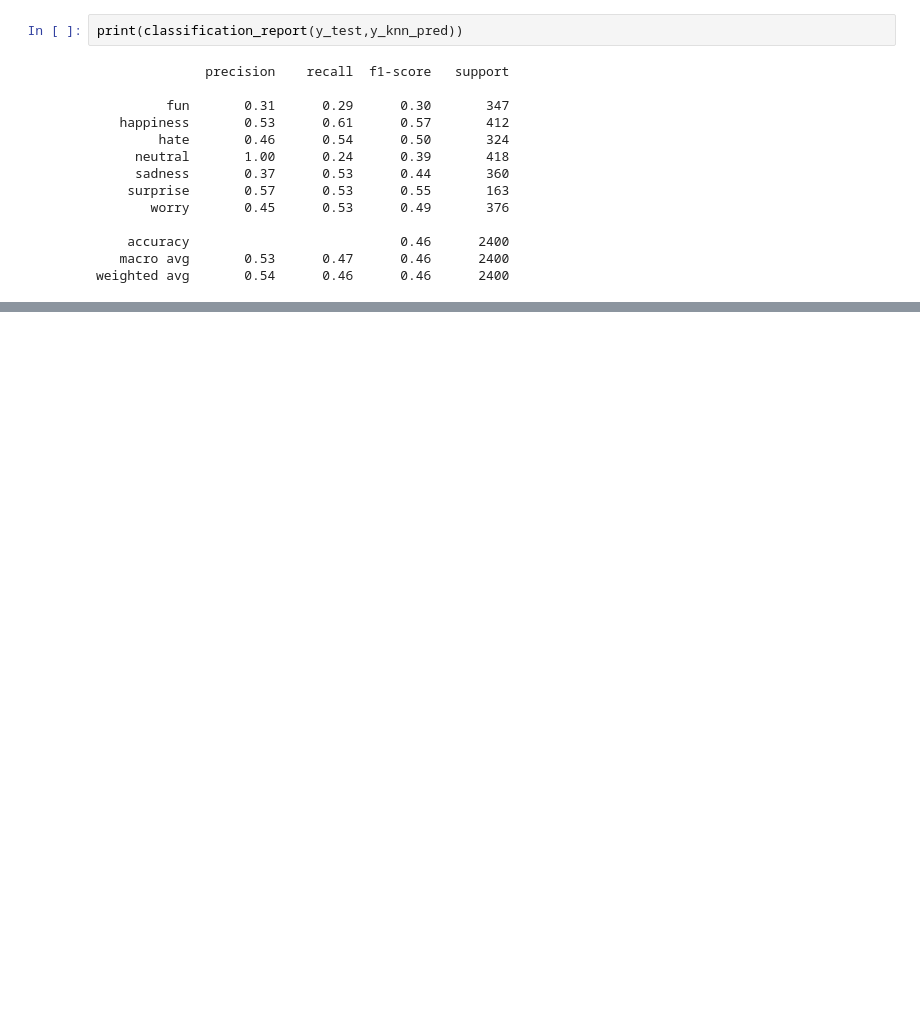
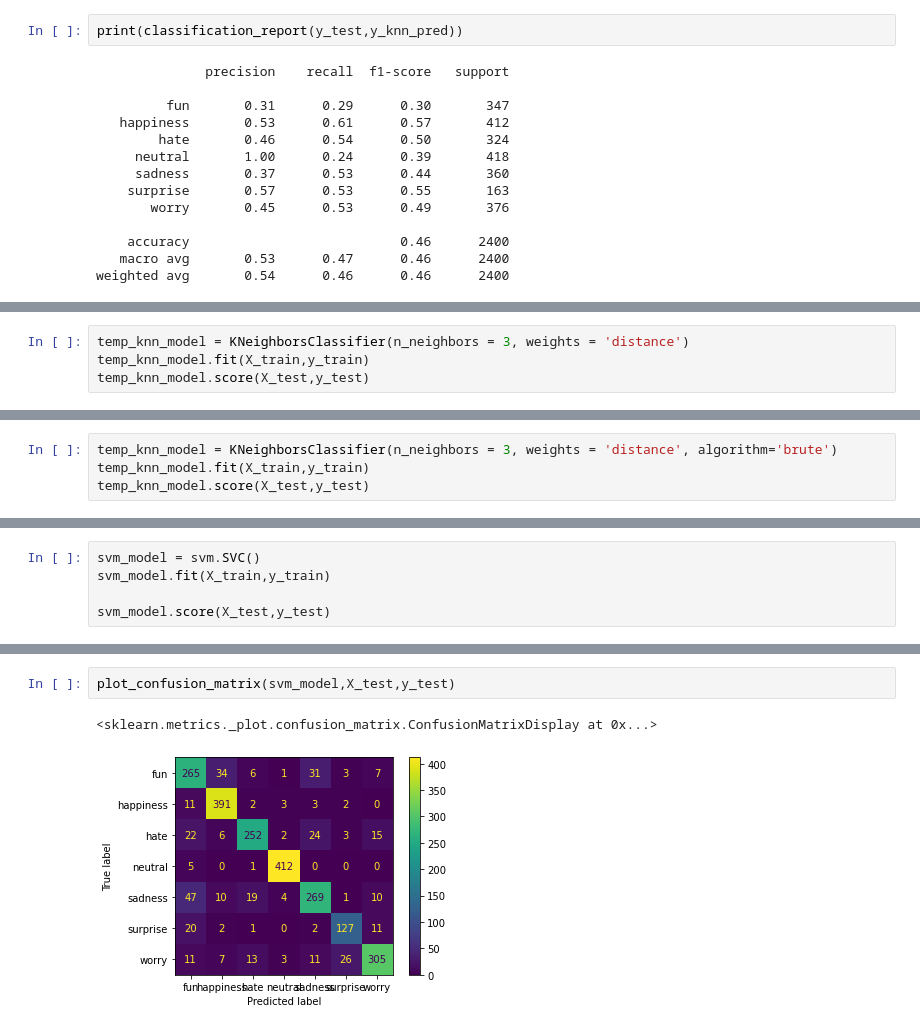
Before and after one commit to a-neocleous/Text-Emotion_Classification, a Jupyter notebook: text-emotion_classifier.ipynb, the cells around one changed output, grey strips where cells are left out. Saved outputs shown, nothing was run; the diff lists cells and outputs as text; blank space fills up the shorter version.

```diff
--- a/text-emotion_classifier.ipynb
+++ b/text-emotion_classifier.ipynb
@@ -485,0 +626,4 @@ weighted avg       0.54      0.46      0.46      2400
+# %%
+temp_knn_model = KNeighborsClassifier(n_neighbors = 3, weights = 'distance')
+temp_knn_model.fit(X_train,y_train)
+temp_knn_model.score(X_test,y_test)
@@ -485,0 +632,4 @@ weighted avg       0.54      0.46      0.46      2400
+# %%
+temp_knn_model = KNeighborsClassifier(n_neighbors = 3, weights = 'distance', algorithm='brute')
+temp_knn_model.fit(X_train,y_train)
+temp_knn_model.score(X_test,y_test)
@@ -485,0 +642,5 @@ weighted avg       0.54      0.46      0.46      2400
+# %%
+svm_model = svm.SVC()
+svm_model.fit(X_train,y_train)
+
+svm_model.score(X_test,y_test)
@@ -485,0 +672,5 @@ weighted avg       0.54      0.46      0.46      2400
+# %%
+plot_confusion_matrix(svm_model,X_test,y_test)
+# %% [output]
+<sklearn.metrics._plot.confusion_matrix.ConfusionMatrixDisplay at 0x...>
+[figure, added]
```
Also changed, not shown: parts of 77 cells of this notebook.
